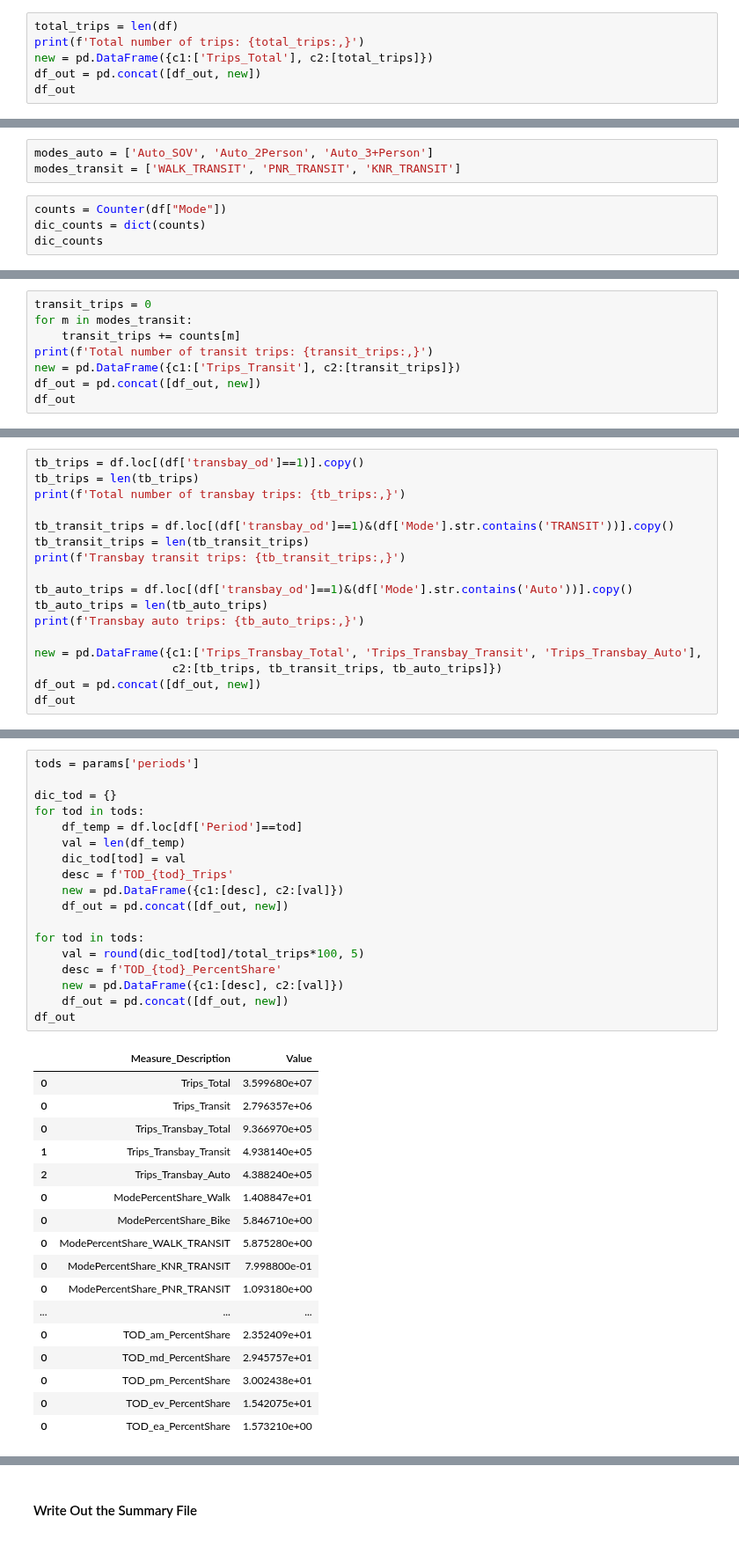
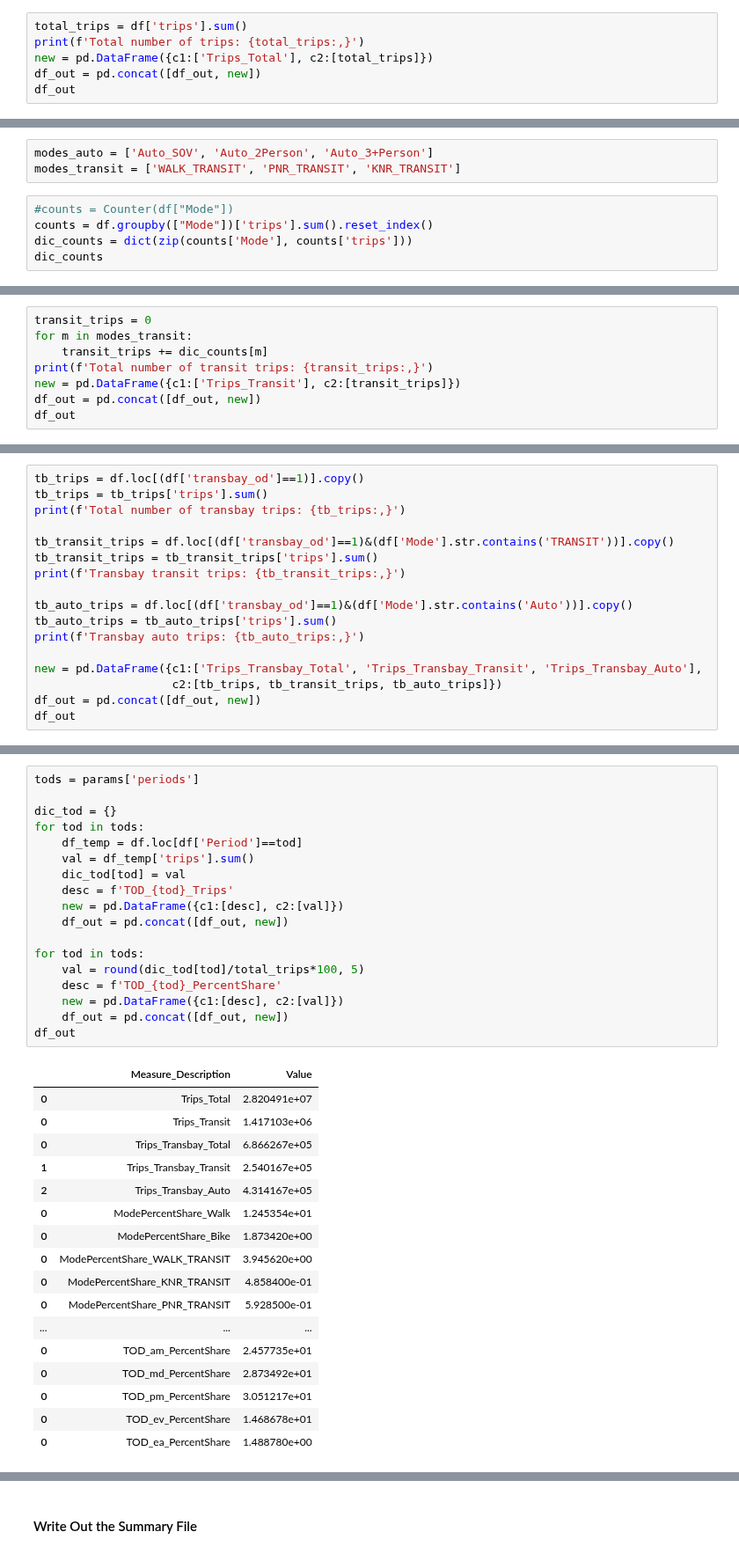
Before and after one commit to camsys/travel-model-one, a Jupyter notebook: CS_utils/Py_summary_code/99. TripSummaries.ipynb, the cells around one changed output, grey strips where cells are left out. Shown at 88% size. Cells and saved outputs as stored; diff of their text form.

```diff
--- a/CS_utils/Py_summary_code/99. TripSummaries.ipynb
+++ b/CS_utils/Py_summary_code/99. TripSummaries.ipynb
@@ -58,7 +62,7 @@ df_sample.head()
 # %%
 df = df_sample if quick else df_original
 # %%
-total_trips = len(df)
+total_trips = df['trips'].sum()
 print(f'Total number of trips: {total_trips:,}')
 new = pd.DataFrame({c1:['Trips_Total'], c2:[total_trips]})
 df_out = pd.concat([df_out, new])
@@ -97,7 +101,8 @@ modes = [
 modes_auto = ['Auto_SOV', 'Auto_2Person', 'Auto_3+Person']
 modes_transit = ['WALK_TRANSIT', 'PNR_TRANSIT', 'KNR_TRANSIT']
 # %%
-counts = Counter(df["Mode"])
-dic_counts = dict(counts)
+#counts = Counter(df["Mode"])
+counts = df.groupby(["Mode"])['trips'].sum().reset_index()
+dic_counts = dict(zip(counts['Mode'], counts['trips']))
 dic_counts
 # %% [output]
@@ -113,7 +118,7 @@ dic_counts
 # %%
 transit_trips = 0
 for m in modes_transit:
-    transit_trips += counts[m]
+    transit_trips += dic_counts[m]
 print(f'Total number of transit trips: {transit_trips:,}')
 new = pd.DataFrame({c1:['Trips_Transit'], c2:[transit_trips]})
 df_out = pd.concat([df_out, new])
@@ -126,14 +131,14 @@ Total number of transit trips: 2,796,357
 # %%
 tb_trips = df.loc[(df['transbay_od']==1)].copy()
-tb_trips = len(tb_trips)
+tb_trips = tb_trips['trips'].sum()
 print(f'Total number of transbay trips: {tb_trips:,}')
 
 tb_transit_trips = df.loc[(df['transbay_od']==1)&(df['Mode'].str.contains('TRANSIT'))].copy()
-tb_transit_trips = len(tb_transit_trips)
+tb_transit_trips = tb_transit_trips['trips'].sum()
 print(f'Transbay transit trips: {tb_transit_trips:,}')
 
 tb_auto_trips = df.loc[(df['transbay_od']==1)&(df['Mode'].str.contains('Auto'))].copy()
-tb_auto_trips = len(tb_auto_trips)
+tb_auto_trips = tb_auto_trips['trips'].sum()
 print(f'Transbay auto trips: {tb_auto_trips:,}')
 
 new = pd.DataFrame({c1:['Trips_Transbay_Total', 'Trips_Transbay_Transit', 'Trips_Transbay_Auto'],
@@ -194,39 +212,39 @@ df_out
 # %%
 tods = params['periods']
 
 dic_tod = {}
 for tod in tods:
     df_temp = df.loc[df['Period']==tod]
-    val = len(df_temp)
+    val = df_temp['trips'].sum()
     dic_tod[tod] = val
     desc = f'TOD_{tod}_Trips'
     new = pd.DataFrame({c1:[desc], c2:[val]})
     df_out = pd.concat([df_out, new])
 
 for tod in tods:
     val = round(dic_tod[tod]/total_trips*100, 5)
     desc = f'TOD_{tod}_PercentShare'
     new = pd.DataFrame({c1:[desc], c2:[val]})
     df_out = pd.concat([df_out, new])
 df_out
 # %% [output]
 |  | Measure_Description | Value |
-| 0 | Trips_Total | 3.599680e+07 |
-| 0 | Trips_Transit | 2.796357e+06 |
-| 0 | Trips_Transbay_Total | 9.366970e+05 |
-| 1 | Trips_Transbay_Transit | 4.938140e+05 |
-| 2 | Trips_Transbay_Auto | 4.388240e+05 |
-| 0 | ModePercentShare_Walk | 1.408847e+01 |
-| 0 | ModePercentShare_Bike | 5.846710e+00 |
-| 0 | ModePercentShare_WALK_TRANSIT | 5.875280e+00 |
-| 0 | ModePercentShare_KNR_TRANSIT | 7.998800e-01 |
-| 0 | ModePercentShare_PNR_TRANSIT | 1.093180e+00 |
+| 0 | Trips_Total | 2.820491e+07 |
+| 0 | Trips_Transit | 1.417103e+06 |
+| 0 | Trips_Transbay_Total | 6.866267e+05 |
+| 1 | Trips_Transbay_Transit | 2.540167e+05 |
+| 2 | Trips_Transbay_Auto | 4.314167e+05 |
+| 0 | ModePercentShare_Walk | 1.245354e+01 |
+| 0 | ModePercentShare_Bike | 1.873420e+00 |
+| 0 | ModePercentShare_WALK_TRANSIT | 3.945620e+00 |
+| 0 | ModePercentShare_KNR_TRANSIT | 4.858400e-01 |
+| 0 | ModePercentShare_PNR_TRANSIT | 5.928500e-01 |
 | ... | ... | ... |
-| 0 | TOD_am_PercentShare | 2.352409e+01 |
-| 0 | TOD_md_PercentShare | 2.945757e+01 |
-| 0 | TOD_pm_PercentShare | 3.002438e+01 |
-| 0 | TOD_ev_PercentShare | 1.542075e+01 |
-| 0 | TOD_ea_PercentShare | 1.573210e+00 |
+| 0 | TOD_am_PercentShare | 2.457735e+01 |
+| 0 | TOD_md_PercentShare | 2.873492e+01 |
+| 0 | TOD_pm_PercentShare | 3.051217e+01 |
+| 0 | TOD_ev_PercentShare | 1.468678e+01 |
+| 0 | TOD_ea_PercentShare | 1.488780e+00 |
 # %%
 total_vmt = 0
 for tod in tods:
```
Also changed, not shown: parts of 11 cells of this notebook.
